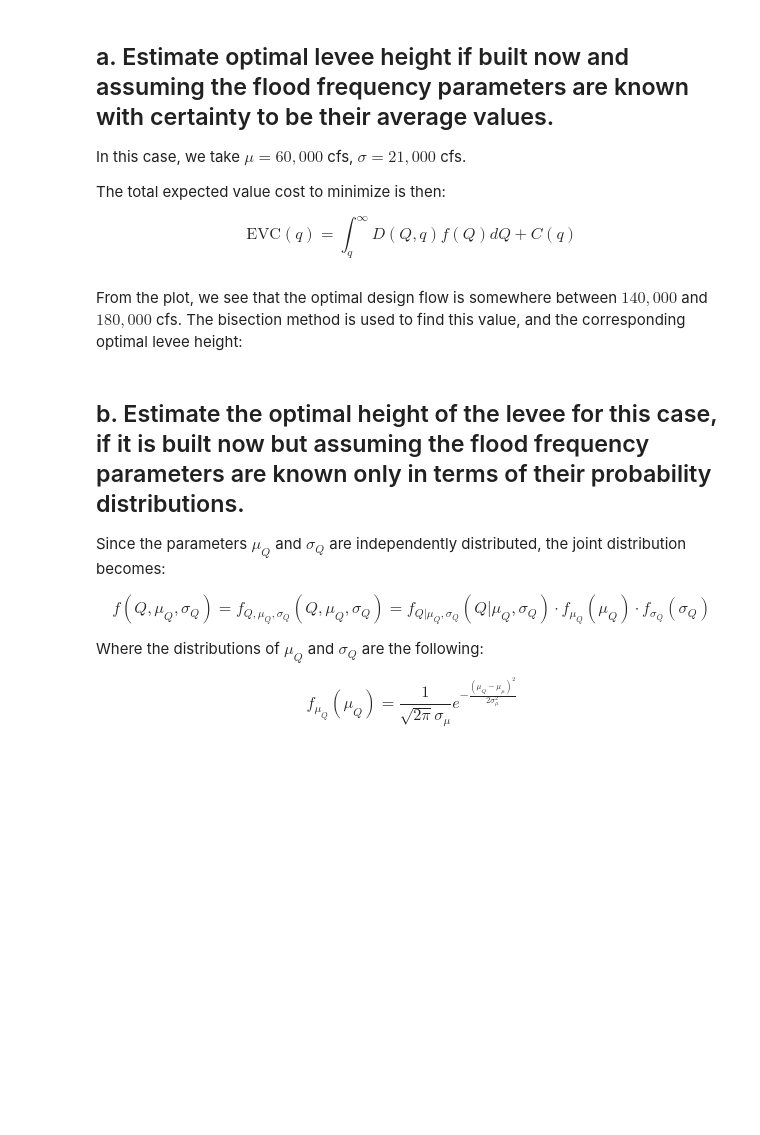
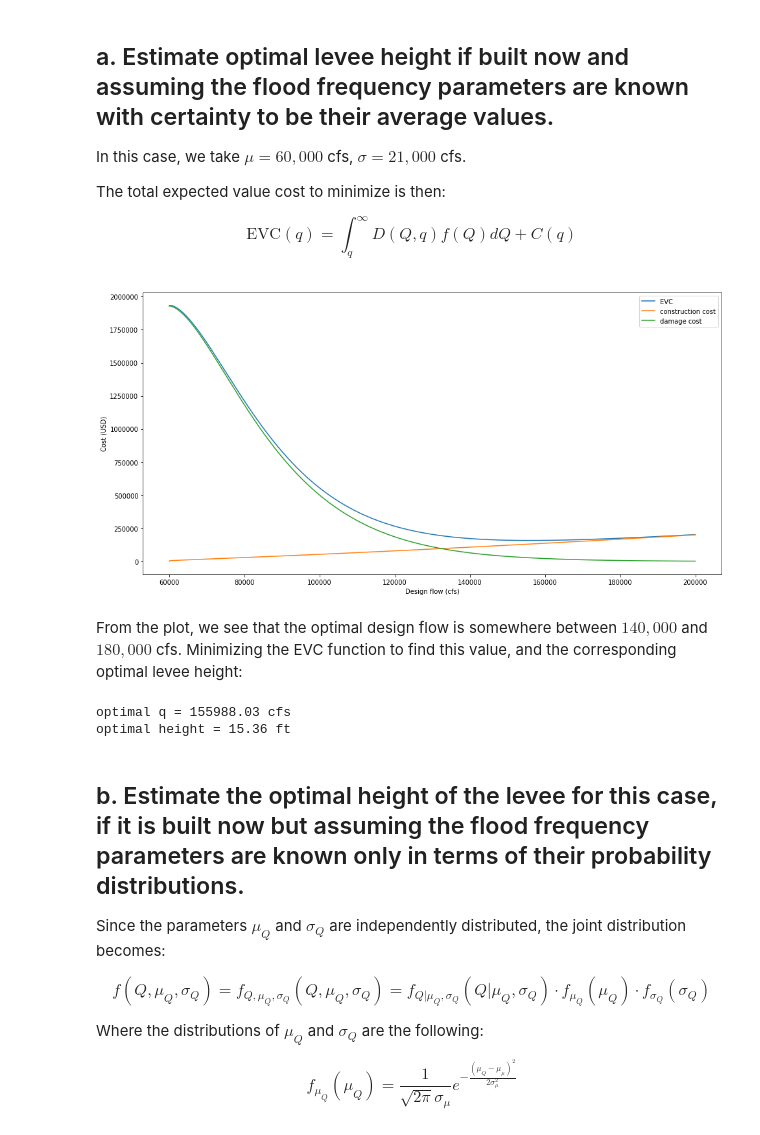
Before and after one commit to klarrieu/ECI249, a Jupyter notebook: HW2.ipynb, the cells around one changed output. Cells and saved outputs as stored; diff of their text form; code cells hidden in the pictures; blank space fills up the shorter version.

```diff
--- a/HW2.ipynb
+++ b/HW2.ipynb
@@ -41,7 +41,7 @@ def damage(Q, q):
     Q = flood flow (cfs)
     q = designed flood flow (cfs)
     '''
-    if Q <= q:
+    if Q <= q or Q <= 60000:
         return 0
     else:
         d0 = 1000000 # damage per foot overbank, given Q > q
@@ -71,28 +71,33 @@ def gumbel_pdf(Q, mu=60000, sigma=21000):
     return f
 
 # Calculate expected value of cost for given design flow
-def evd(q):
-    '''Returns expected value cost for levee height q'''
-    integrand = lambda Q: damage(Q, q)*gumbel_pdf(Q)
-    expected_damage = mp.quad(integrand, [q, np.inf])
+def evd_perf(q, mu=60000, sigma=21000):
+    '''Returns expected value of damage for levee height q'''
+    integrand = lambda Q: damage(Q, q)*gumbel_pdf(Q, mu=mu, sigma=sigma)
+    if q < 60000:
+        expected_damage = mp.quad(integrand, [60000, np.inf])
+    else:
+        expected_damage = mp.quad(integrand, [q, np.inf])
     return expected_damage
 
-def evc(q):
-    return evd(q) + ccost(q)
+def evc_perf(q, mu=60000, sigma=21000):
+    return float(evd_perf(q, mu=mu, sigma=sigma) + ccost(q))
 # %%
 # plot the EVC
 fig, ax = plt.subplots(figsize=(16, 8))
 
 qs = np.linspace(60000, 200000, 1001)
-d_costs = [evd(q) for q in qs]
+d_costs = [evd_perf(q) for q in qs]
 ccosts = [ccost(q) for q in qs]
 total_costs = [d + c for d, c in list(zip(d_costs, ccosts))]
 ax.plot(qs, total_costs, label = 'EVC')
 ax.plot(qs, ccosts, label='construction cost')
 ax.plot(qs, d_costs, label='damage cost')
 ax.set_xlabel('Design flow (cfs)')
 ax.set_ylabel('Cost (USD)')
 ax.legend()
 plt.show()
+# %% [output]
+[figure, added]
 # %% [markdown]
-From the plot, we see that the optimal design flow is somewhere between $140,000$ and $180,000$ cfs. The bisection method is used to find this value, and the corresponding optimal levee height:
+From the plot, we see that the optimal design flow is somewhere between $140,000$ and $180,000$ cfs. Minimizing the EVC function to find this value, and the corresponding optimal levee height:
@@ -147,3 +104,18 @@ best_q, best_cost, h = bisection()
+# %%
+from scipy.optimize import minimize_scalar
+
+def min_evc_perf(mu=60000, sigma=21000):
+    output = minimize_scalar(lambda q: evc_perf(q, mu=mu, sigma=sigma), bounds=[60000, 10e8], method='bounded')
+    return output.x
+
+best_q = min_evc_perf()
+print('optimal q = %.2f cfs' % best_q)
+# convert design flow to a levee design height
+h = 0.005*(best_q-60000)**0.7
+print('optimal height = %.2f ft' % h)
+# %% [output]
+optimal q = 155988.03 cfs
+optimal height = 15.36 ft
 # %% [markdown]
 ## b. Estimate the optimal height of the levee for this case, if it is built now but assuming the flood frequency parameters are known only in terms of their probability distributions.
 
```
Also changed, not shown: parts of 10 cells of this notebook, 2 other files.
